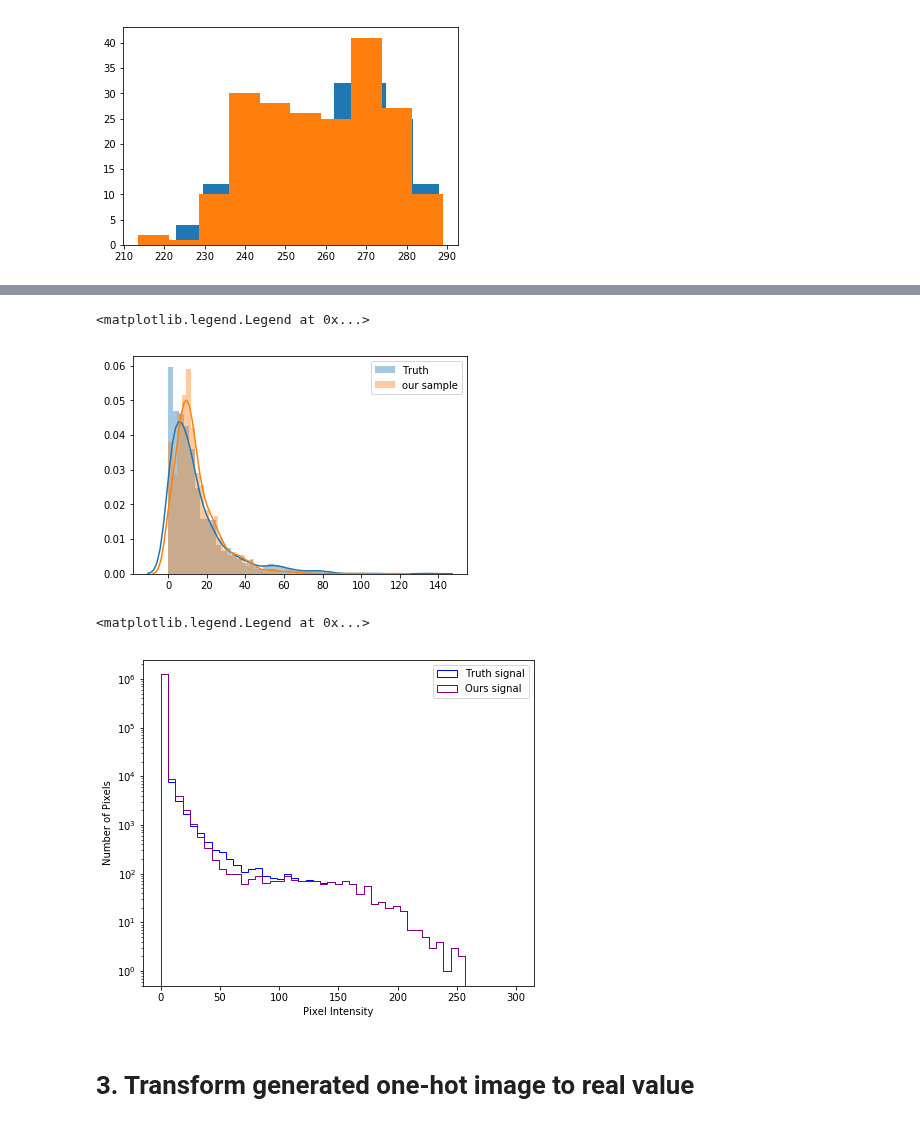
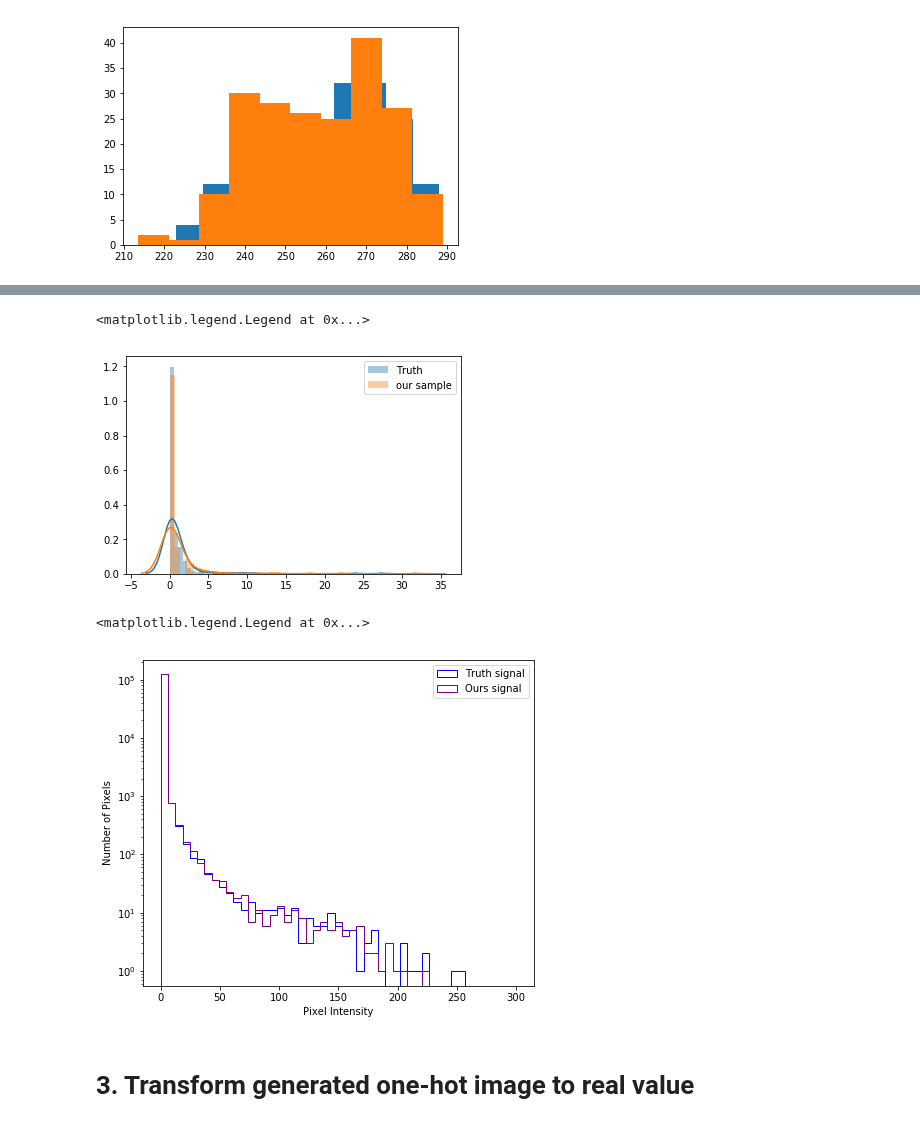
Before and after one commit to adamlu123/SparseImageFlows, a Jupyter notebook: Notebooks/quantize_image.ipynb, the cells around one changed output, grey strips where cells are left out. Drawn from its saved outputs; the diff is of its cells as text; code cells hidden in the pictures.

```diff
--- a/Notebooks/quantize_image.ipynb
+++ b/Notebooks/quantize_image.ipynb
@@ -143,7 +143,10 @@ plt.hist(pt)
 [figure]
 # %%
 sampledir = '/extra/yadongl10/BIG_sandbox/SparseImageFlows_result/lagan_pixelcnn/Mixture'
-# sampledir = '/extra/yadongl10/BIG_sandbox/SparseImageFlows_result' +\
+
+sampledir = '/extra/yadongl10/BIG_sandbox/SparseImageFlows_result' +\
+'/bg/bg_multi_9_5_batch128_plainsoftmax_GeLU_const_lr/lr_1e-5_act_GeLU_latent_5_spiral/'
+# '/bg/bg_multi_9_5_batch128_reshapenorm_GeLU_const_lr_center_mu005_adj/lr_1e-4_act_GeLU_latent_5_spiral'
 # '/multi_9_5_batch128_reshapenorm_GeLU_const_lr_1e-4/lr_1e-4_act_GeLU_latent_5_spiral'
 
 with open(sampledir+'/background_Mix_discretized_sample_55.pkl', 'rb') as f:
@@ -155,5 +158,5 @@ print(sample_sg.shape, sample_sg.max(), sample_sg.min())
 # %%
-sample_sg = sample_sg[:1000]
+# sample_sg = sample_sg[:1000]
 # %%
 plt.imshow(sample_sg.mean(axis=0))
 plt.colorbar()
@@ -172,22 +175,22 @@ pixel_bg.max()
 # %%
 import seaborn as sns
-x=11
-y=12
-n = 2000
+x=12
+y=10
+n = 200
 
 pixel_bg = sample_sg[:,x,y]
 pixel = image[:n,x,y]
 x = np.linspace(0.0,200,1000)
 sns.distplot(pixel, label='Truth', bins=50)
 sns.distplot(pixel_bg, label='our sample', bins=50)
 plt.legend()
 # %% [output]
 <matplotlib.legend.Legend at 0x...>
-[figure, old version]
+[figure, new version]
 # %%
 fig, ax = plt.subplots(figsize=(7, 6))
 
-_, bins, _ = plt.hist(image[:n].ravel(),
+_, bins, _ = plt.hist(image[:200].ravel(),
            bins=np.linspace(0,300,50), histtype='step', label='Truth signal', color='blue')
 
 _, bins, _ = plt.hist(sample_sg.ravel(),  # to make sure have same amount of samples
@@ -200,7 +203,7 @@ plt.yscale('log')
 plt.legend(loc='upper right')
 # %% [output]
 <matplotlib.legend.Legend at 0x...>
-[figure, old version]
+[figure, new version]
 # %% [markdown]
 # 3. Transform generated one-hot image to real value
 # %% [markdown]
```
Also changed, not shown: parts of 11 cells of this notebook, 3 other files.
